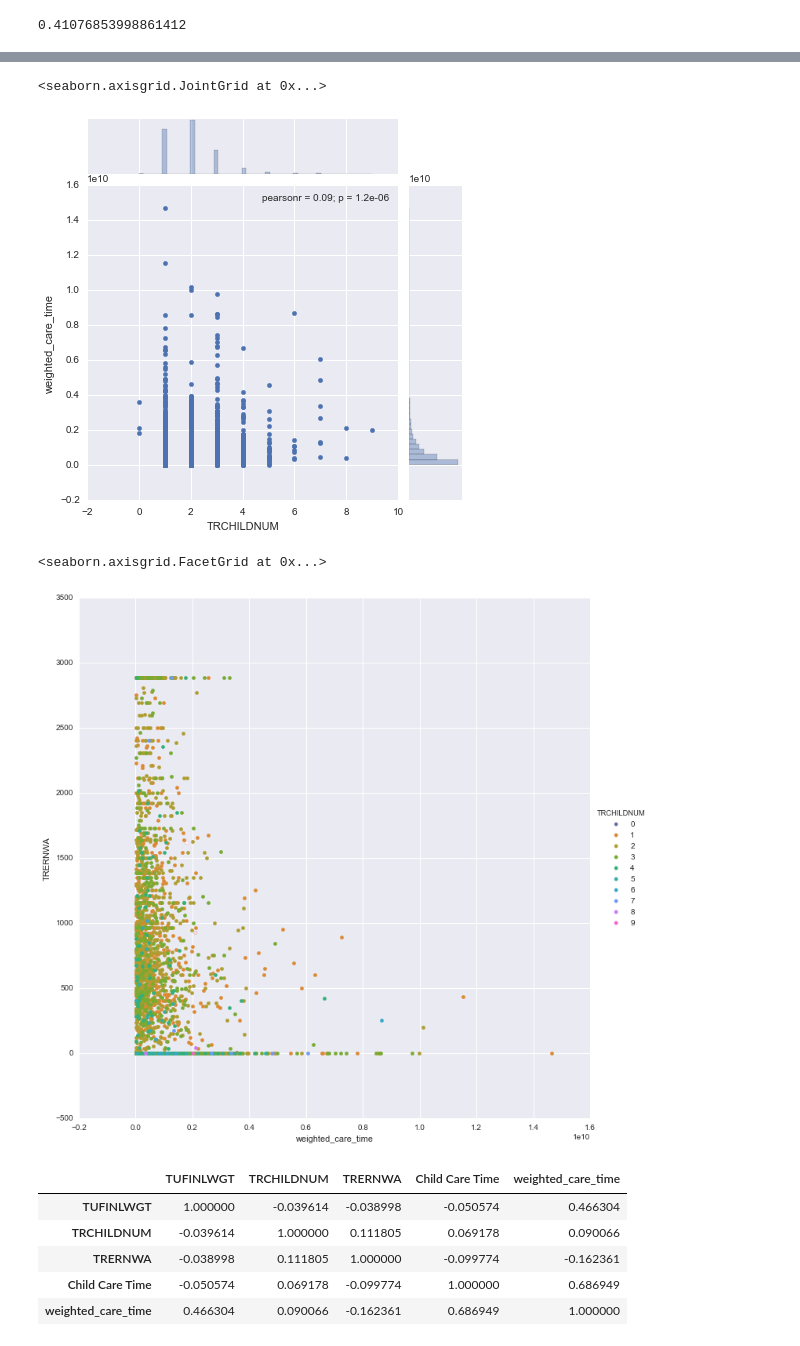
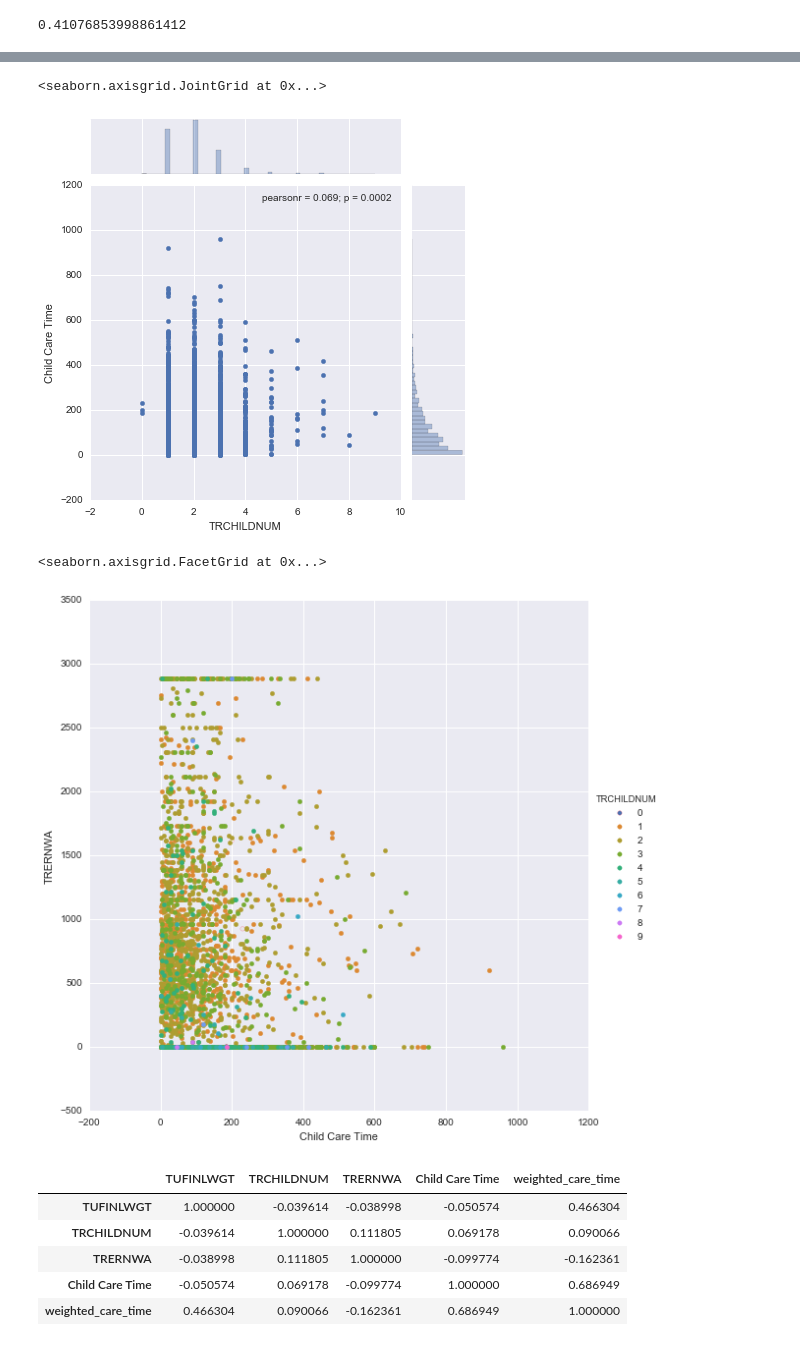
Before and after one commit to gcrowder/atus-analysis, a Jupyter notebook: wasting_time.ipynb, the cells around one changed output, grey strips where cells are left out. Drawn from its saved outputs; the diff is of its cells as text; code cells hidden in the pictures.

```diff
--- a/wasting_time.ipynb
+++ b/wasting_time.ipynb
@@ -178,15 +178,15 @@ weighted_child_care.plot(kind='scatter', x='TRCHILDNUM', y='weighted_care_time')
 # %%
-sns.jointplot(x="TRCHILDNUM", y='weighted_care_time', data=weighted_child_care)
+sns.jointplot(x="TRCHILDNUM", y='Child Care Time', data=weighted_child_care)
 # %% [output]
 <seaborn.axisgrid.JointGrid at 0x...>
-[figure, old version]
+[figure, new version]
 # %%
-sns.FacetGrid(weighted_child_care, hue="TRCHILDNUM", size=10) \
-   .map(plt.scatter, "weighted_care_time", "TRERNWA") \
+sns.FacetGrid(weighted_child_care, hue="TRCHILDNUM", size=8) \
+   .map(plt.scatter, "Child Care Time", "TRERNWA") \
    .add_legend()
 # %% [output]
 <seaborn.axisgrid.FacetGrid at 0x...>
-[figure, old version]
+[figure, new version]
 # %%
 weighted_child_care.corr()
 # %% [output]
```
Also changed, not shown: parts of 5 cells of this notebook, 1 other file.
